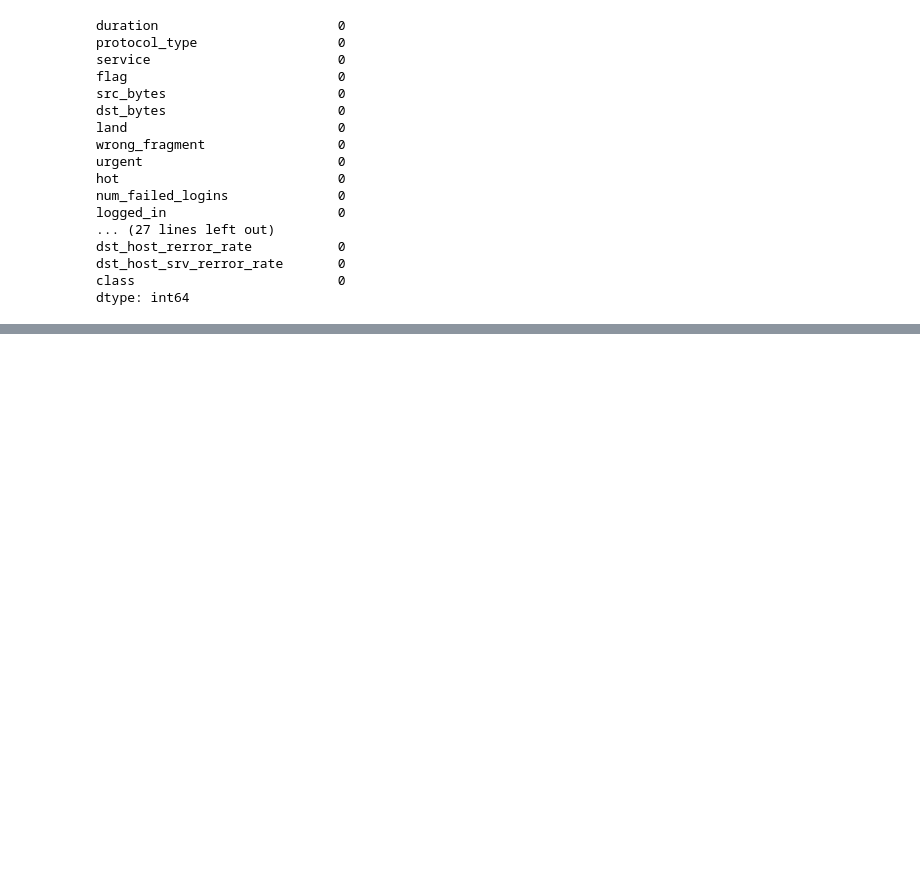
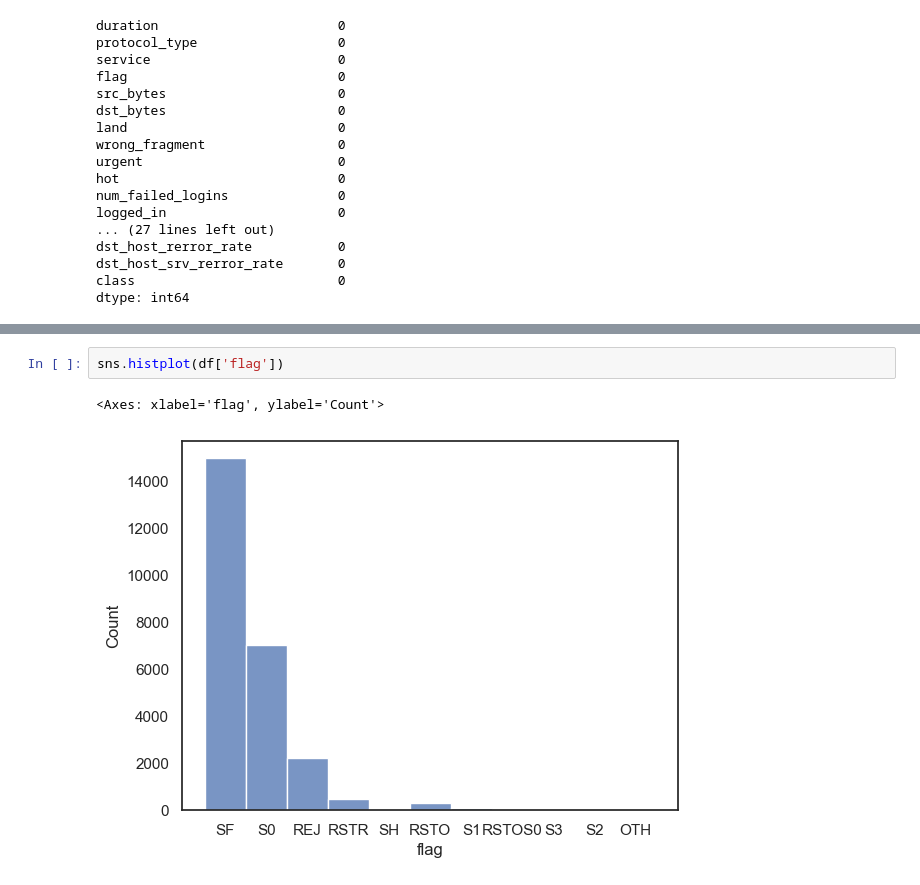
Before and after one commit to M4jkky/CRISP-DataMining, a Jupyter notebook: eda.ipynb, the cells around one changed output, grey strips where cells are left out. Cells and saved outputs as stored; diff of their text form; blank space fills up the shorter version.

```diff
--- a/eda.ipynb
+++ b/eda.ipynb
@@ -72,0 +94,5 @@ dtype: int64
+# %%
+sns.histplot(df['flag'])
+# %% [output]
+<Axes: xlabel='flag', ylabel='Count'>
+[figure, added]
```
Also changed, not shown: parts of 17 cells of this notebook.
